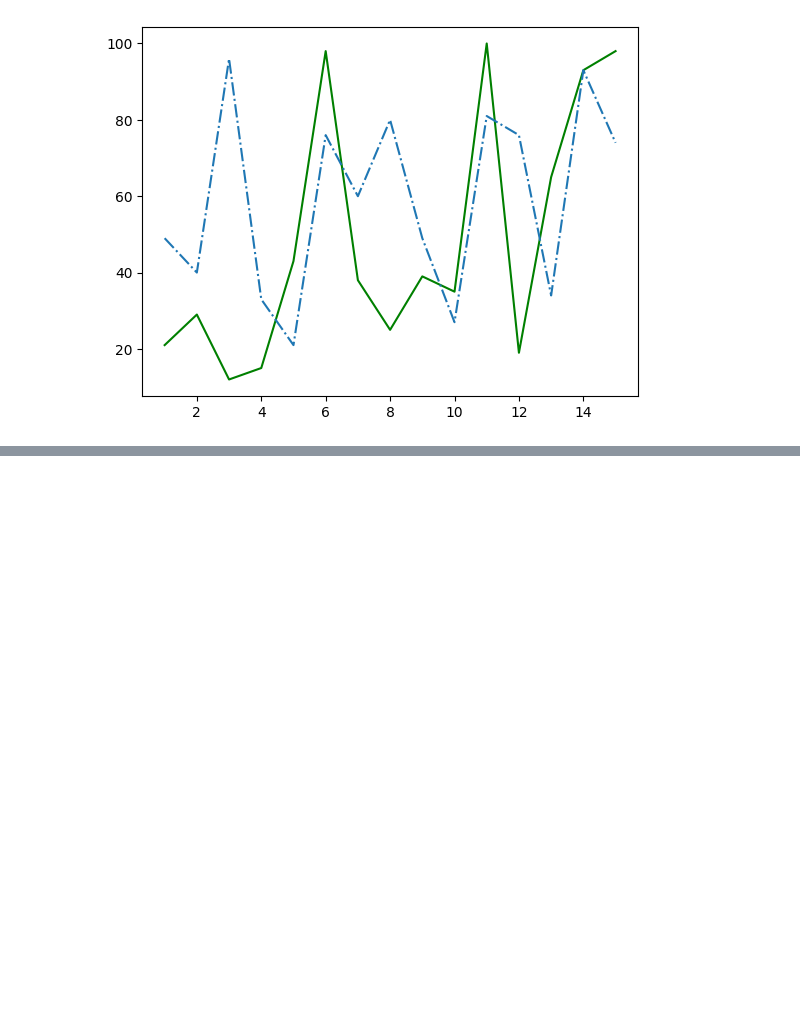
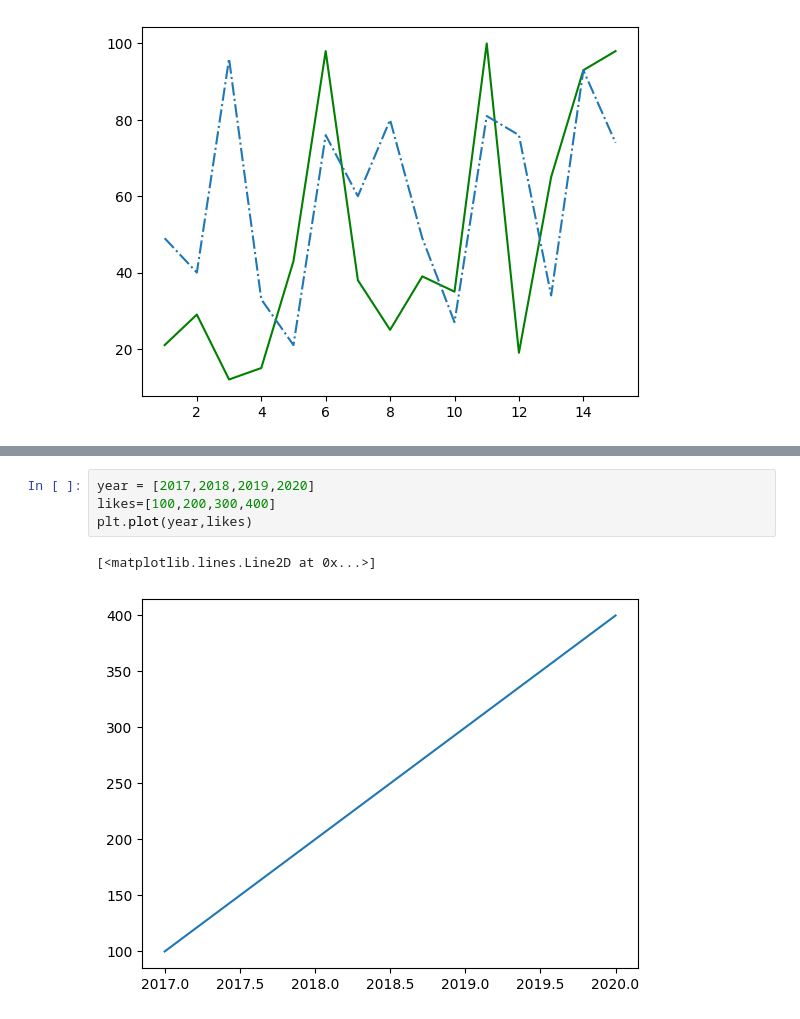
Before and after one commit to HimanshuHeda/Advance_Python, a Jupyter notebook: numpy_and_pandas.ipynb, the cells around one changed output, grey strips where cells are left out. Drawn from its saved outputs; the diff is of its cells as text; blank space fills up the shorter version.

```diff
--- a/numpy_and_pandas.ipynb
+++ b/numpy_and_pandas.ipynb
@@ -67,0 +76,7 @@ plt.plot(data['id'],data['Maths'], linestyle='dashdot')
+# %%
+year = [2017,2018,2019,2020]
+likes=[100,200,300,400]
+plt.plot(year,likes)
+# %% [output]
+[<matplotlib.lines.Line2D at 0x...>]
+[figure, added]
```
Also changed, not shown: parts of 6 cells of this notebook, 1 other file.
